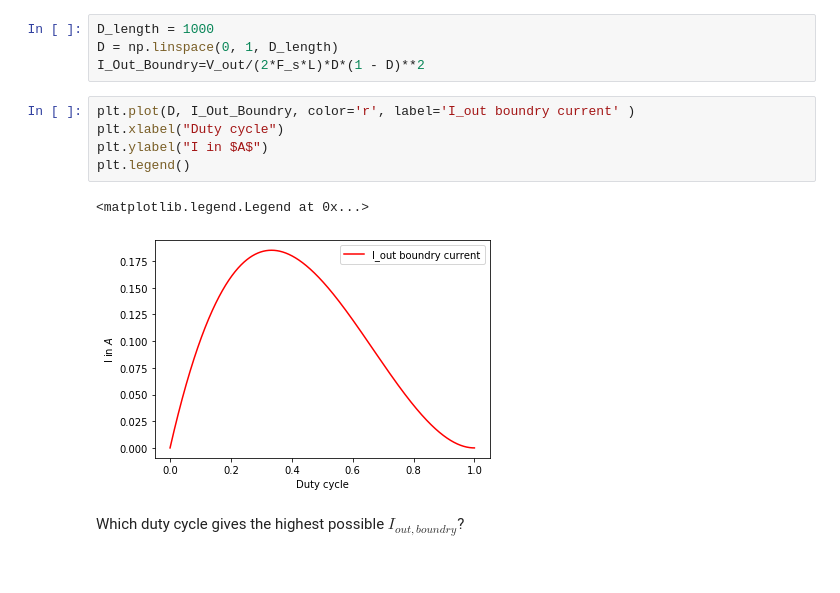
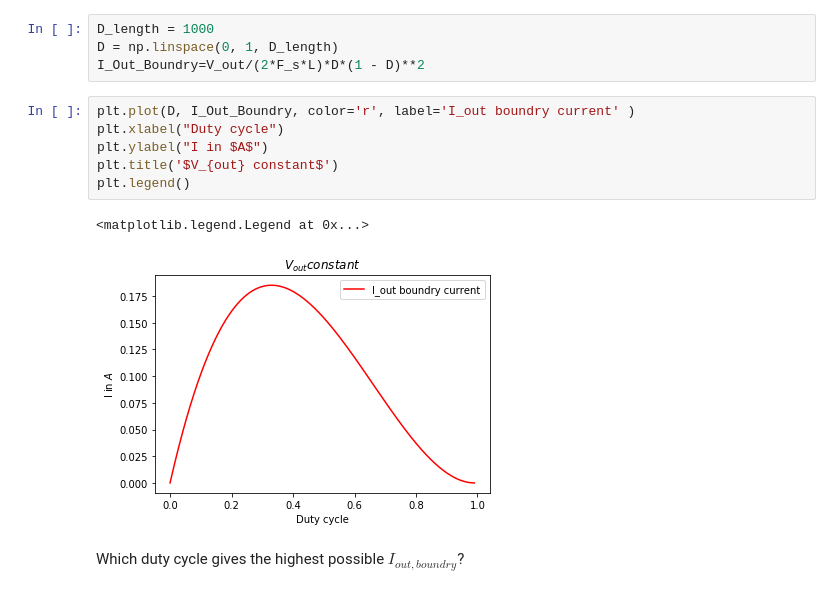
Before and after one commit to HDialani/Boost-converter, a Jupyter notebook: Basics_of_boost_converter/Basics_of_Boost_converter.ipynb, the cells around one changed output. Saved outputs shown, nothing was run; the diff lists cells and outputs as text.

```diff
--- a/Basics_of_boost_converter/Basics_of_Boost_converter.ipynb
+++ b/Basics_of_boost_converter/Basics_of_Boost_converter.ipynb
@@ -678,11 +678,12 @@ I_Out_Boundry=V_out/(2*F_s*L)*D*(1 - D)**2
 # %%
 plt.plot(D, I_Out_Boundry, color='r', label='I_out boundry current' )
 plt.xlabel("Duty cycle")
 plt.ylabel("I in $A$")
+plt.title('$V_{out} constant$')
 plt.legend()
 # %% [output]
 <matplotlib.legend.Legend at 0x...>
-[figure, old version]
+[figure, new version]
 # %% [markdown]
 Which duty cycle gives the highest possible $I_{out,boundry}$?
 # %%
```
Also changed, not shown: parts of 4 cells of this notebook.
